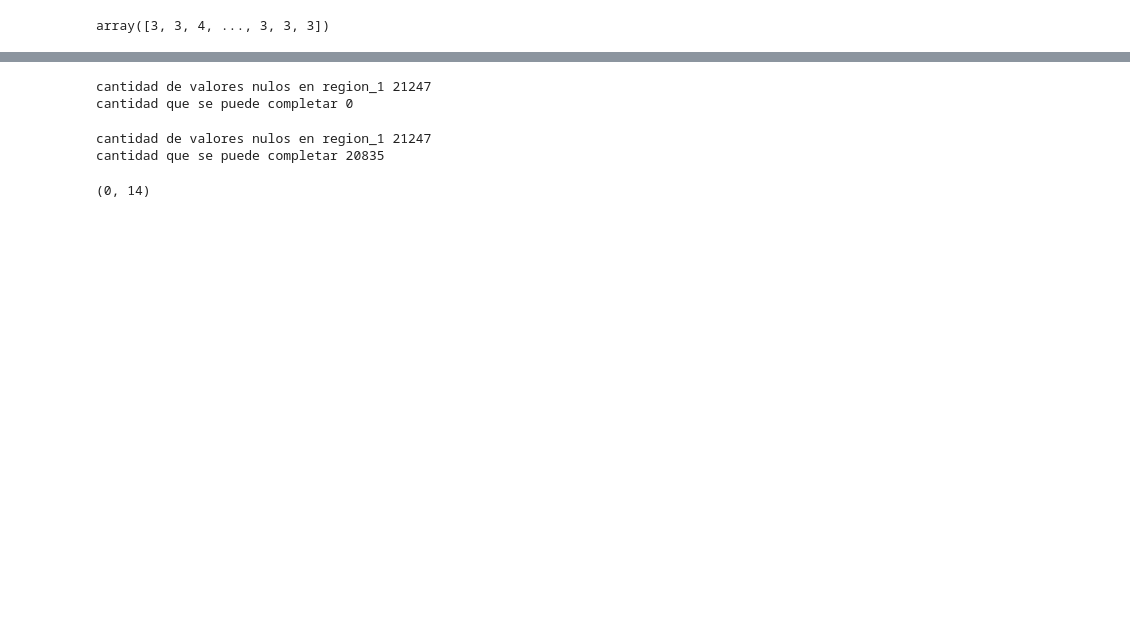
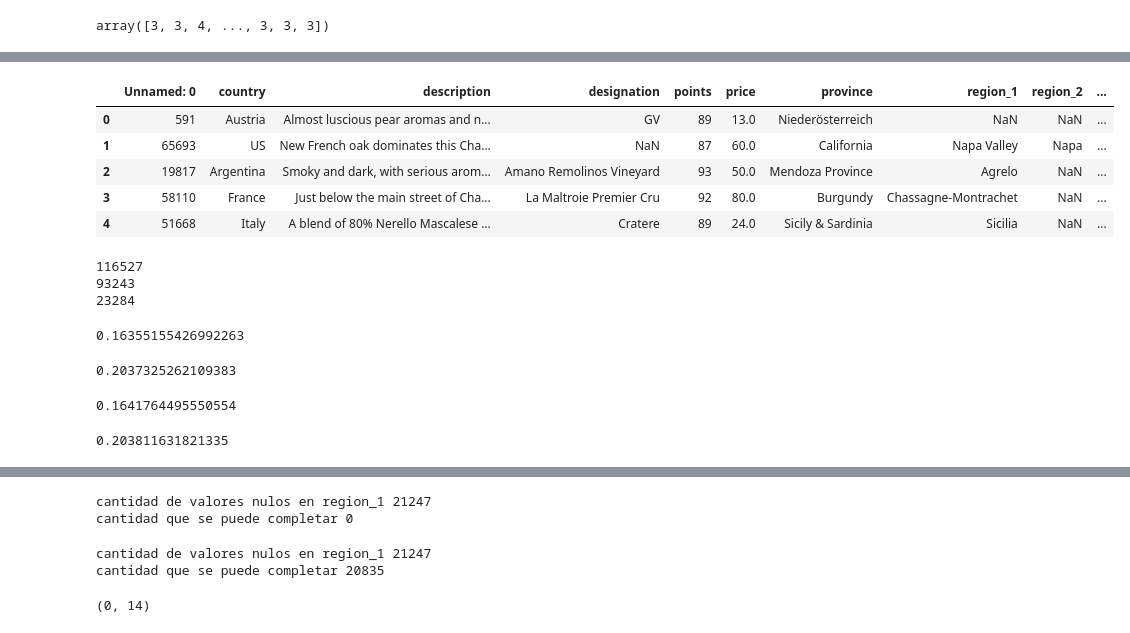
Before and after one commit to GustavoBuhr/DataScience, a Jupyter notebook: FeatureEngineering_Practica.ipynb, the cells around one changed output, grey strips where cells are left out. Cells and saved outputs as stored; diff of their text form; code cells hidden in the pictures; blank space fills up the shorter version.

```diff
--- a/FeatureEngineering_Practica.ipynb
+++ b/FeatureEngineering_Practica.ipynb
@@ -162,0 +175,48 @@ dfTmp.head()
+# %%
+dfTmp = dfTmp.sample(frac=1).reset_index(drop=True)
+# %%
+dfTmp.head()
+# %% [output]
+|  | Unnamed: 0 | country | description | designation | points | price | province | region_1 | region_2 | ... |
+| 0 | 591 | Austria | Almost luscious pear aromas and n... | GV | 89 | 13.0 | Niederösterreich | NaN | NaN | ... |
+| 1 | 65693 | US | New French oak dominates this Cha... | NaN | 87 | 60.0 | California | Napa Valley | Napa | ... |
+| 2 | 19817 | Argentina | Smoky and dark, with serious arom... | Amano Remolinos Vineyard | 93 | 50.0 | Mendoza Province | Agrelo | NaN | ... |
+| 3 | 58110 | France | Just below the main street of Cha... | La Maltroie Premier Cru | 92 | 80.0 | Burgundy | Chassagne-Montrachet | NaN | ... |
+| 4 | 51668 | Italy | A blend of 80% Nerello Mascalese ... | Cratere | 89 | 24.0 | Sicily & Sardinia | Sicilia | NaN | ... |
+# %%
+msk = np.random.rand(len(dfTmp)) < 0.8
+train = dfTmp[msk]
+test = dfTmp[~msk]
+print(dfTmp.shape[0])
+print(train.shape[0])
+print(test.shape[0])
+# %% [output]
+116527
+93243
+23284
+# %%
+X = train[['price']].values
+Y = train['points'].values
+reg = LinearRegression().fit(X, Y)
+reg.score(X, Y)
+# %% [output]
+0.16355155426992263
+# %%
+y_true = test['points']
+y_pred = reg.predict(test[['price']])
+r2_score(y_true, y_pred)
+# %% [output]
+0.2037325262109383
+# %%
+X = train[['price', 'century_title']].values
+Y = train['points'].values
+reg = LinearRegression().fit(X, Y)
+reg.score(X, Y)
+# %% [output]
+0.1641764495550554
+# %%
+y_true = test['points']
+y_pred = reg.predict(test[['price', 'century_title']])
+r2_score(y_true, y_pred)
+# %% [output]
+0.203811631821335
```
Also changed, not shown: parts of 7 cells of this notebook, 1 other file.
